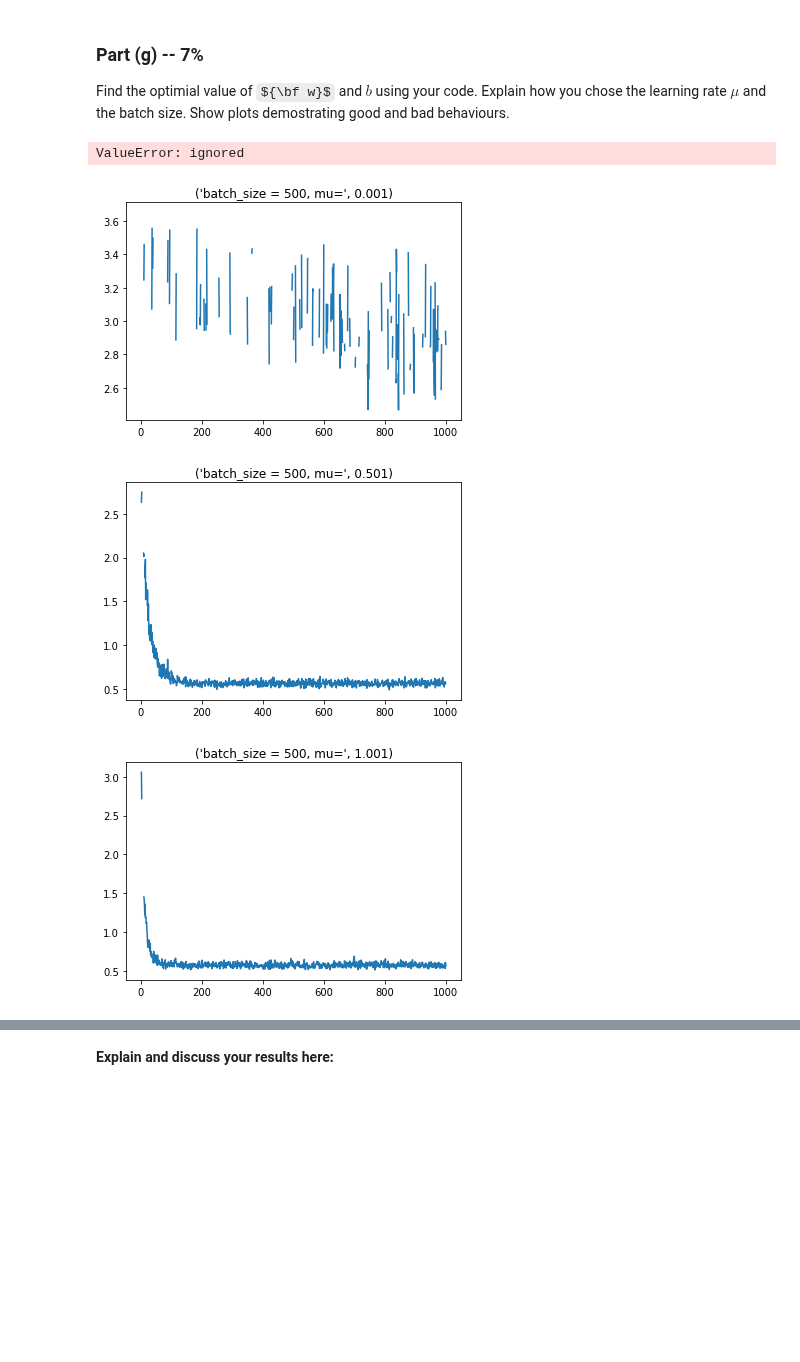
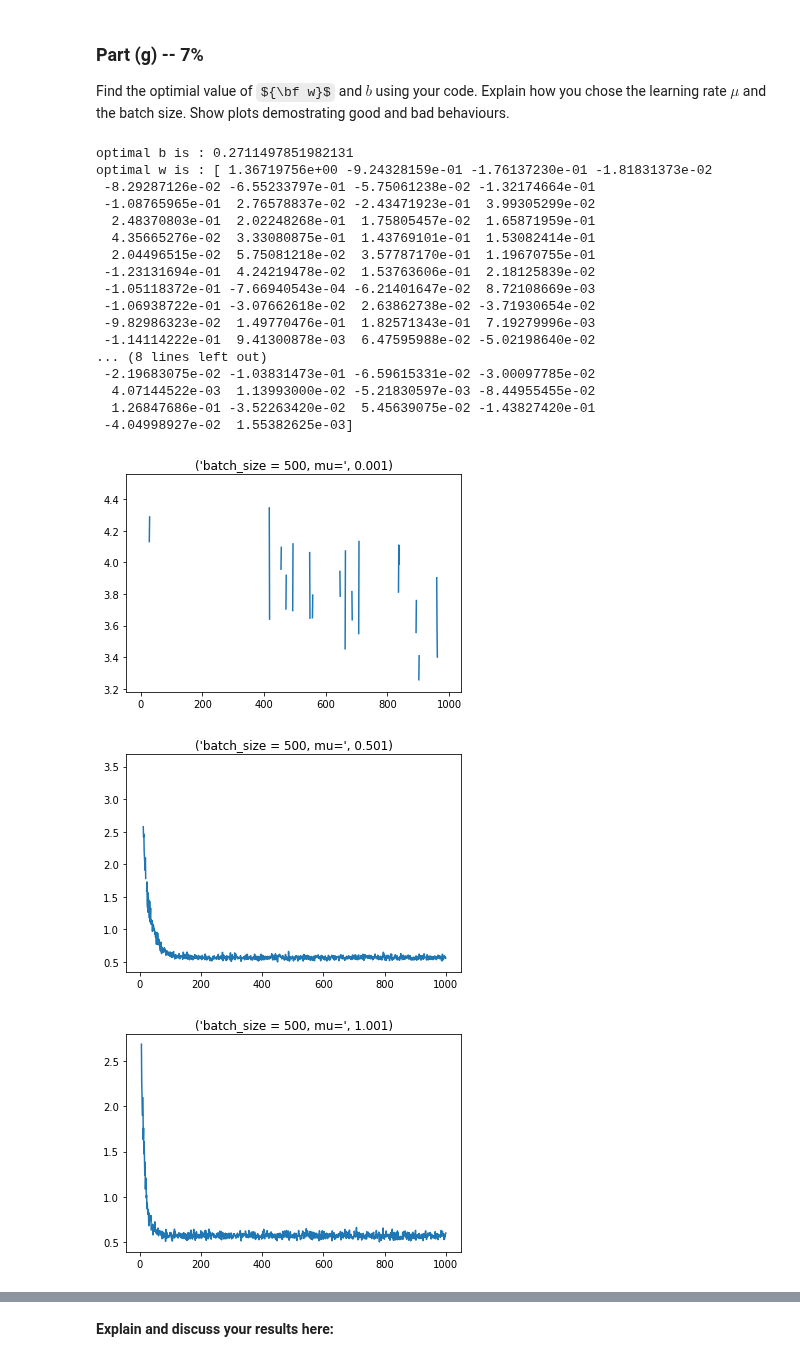
Before and after one commit to zivmo99/DeepLearning1, a Jupyter notebook: Assignment1.ipynb, the cells around one changed output, grey strips where cells are left out. Drawn from its saved outputs; the diff is of its cells as text; code cells hidden in the pictures; some formulas as TeX source; blank space fills up the shorter version.

```diff
--- a/Assignment1.ipynb
+++ b/Assignment1.ipynb
@@ -392,7 +392,7 @@ def run_gradient_descent(w0, b0, train_norm_xs, train_ts, mu=0.1, batch_size=100
 
       # Think what parameters you should return for further use
 
-  return (w , b , val_cost_arr , iter_arr , val_acc)
+  return (w , b , val_cost_arr , iter_arr )
 # %% [markdown]
 ### Part (f) -- 7%
 
@@ -457,35 +457,51 @@ b0 = np.random.randn(1)[0]
 
 #(w2 , b2 , val_cost_arr2 , iter_arr2) = run_gradient_descent(w0 ,b0, train_norm_xs, train_ts, mu=2, batch_size=500, max_iters=1000)
 #plt.plot(iter_arr2 , val_cost_arr2 )
 
 for i in np.arange(0.001 , 2.001 , 0.5):
 
   (w3 , b3 , val_cost_arr , iter_arr) = run_gradient_descent(w0 ,b0, train_norm_xs, train_ts, mu=i, batch_size=500, max_iters=1000)
 
   plt.figure()
   plt.plot(iter_arr , val_cost_arr  )
   titleStr = 'batch_size = 500, mu=',i
   plt.title(titleStr)
 
 for i in np.arange(5, 600, 150):
 
-  (w3 , b3 , val_cost_arr , iter_arr ,acc) = run_gradient_descent(w0 ,b0, train_norm_xs, train_ts, mu=1, batch_size=i, max_iters=1000)
+  (w3 , b3 , val_cost_arr , iter_arr ) = run_gradient_descent(w0 ,b0, train_norm_xs, train_ts, mu=1, batch_size=i, max_iters=1000)
 
   plt.figure()
   plt.plot(iter_arr , val_cost_arr  )
   titleStr = 'mu = 1, batch_size=',i
   plt.title(titleStr)
 
 (w3 , b3 , val_cost_arr , iter_arr ) = run_gradient_descent(w0 ,b0, train_norm_xs, train_ts, mu=1, batch_size=5000, max_iters=1000)
 plt.figure()
 plt.plot(iter_arr , val_cost_arr  )
 
 (w , b , val_cost_arr , iter_arr) = run_gradient_descent(w0 ,b0, train_norm_xs, train_ts, mu=1, batch_size=455, max_iters=1000)
 print("optimal b is :", b)
 print("optimal w is :", w)
 # Write your code here
 # %% [output]
-ValueError: ignored
+optimal b is : 0.2711497851982131
+optimal w is : [ 1.36719756e+00 -9.24328159e-01 -1.76137230e-01 -1.81831373e-02
+ -8.29287126e-02 -6.55233797e-01 -5.75061238e-02 -1.32174664e-01
+ -1.08765965e-01  2.76578837e-02 -2.43471923e-01  3.99305299e-02
+  2.48370803e-01  2.02248268e-01  1.75805457e-02  1.65871959e-01
+  4.35665276e-02  3.33080875e-01  1.43769101e-01  1.53082414e-01
+  2.04496515e-02  5.75081218e-02  3.57787170e-01  1.19670755e-01
+ -1.23131694e-01  4.24219478e-02  1.53763606e-01  2.18125839e-02
+ -1.05118372e-01 -7.66940543e-04 -6.21401647e-02  8.72108669e-03
+ -1.06938722e-01 -3.07662618e-02  2.63862738e-02 -3.71930654e-02
+ -9.82986323e-02  1.49770476e-01  1.82571343e-01  7.19279996e-03
+ -1.14114222e-01  9.41300878e-03  6.47595988e-02 -5.02198640e-02
+... (8 lines left out)
+ -2.19683075e-02 -1.03831473e-01 -6.59615331e-02 -3.00097785e-02
+  4.07144522e-03  1.13993000e-02 -5.21830597e-03 -8.44955455e-02
+  1.26847686e-01 -3.52263420e-02  5.45639075e-02 -1.43827420e-01
+ -4.04998927e-02  1.55382625e-03]
-[figure, old version]
+[figure, new version]
-[figure, old version]
+[figure, new version]
-[figure, old version]
+[figure, new version]
```
Also changed, not shown: parts of 2 cells of this notebook.
